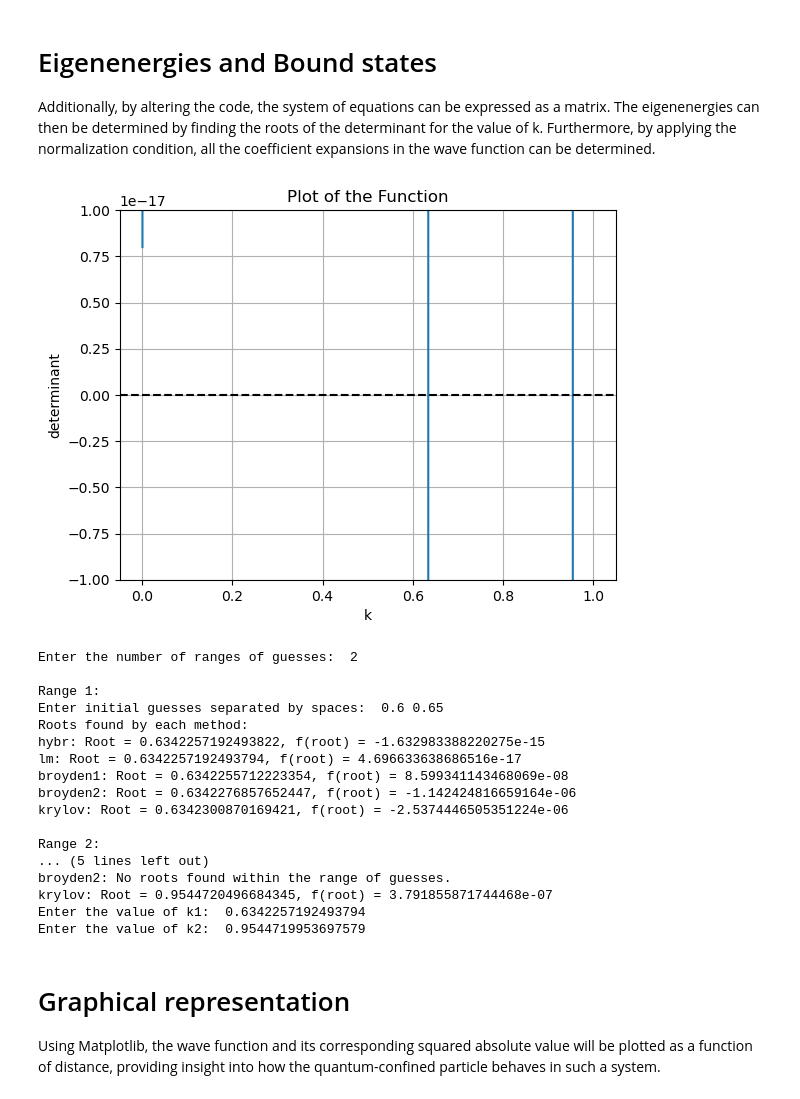
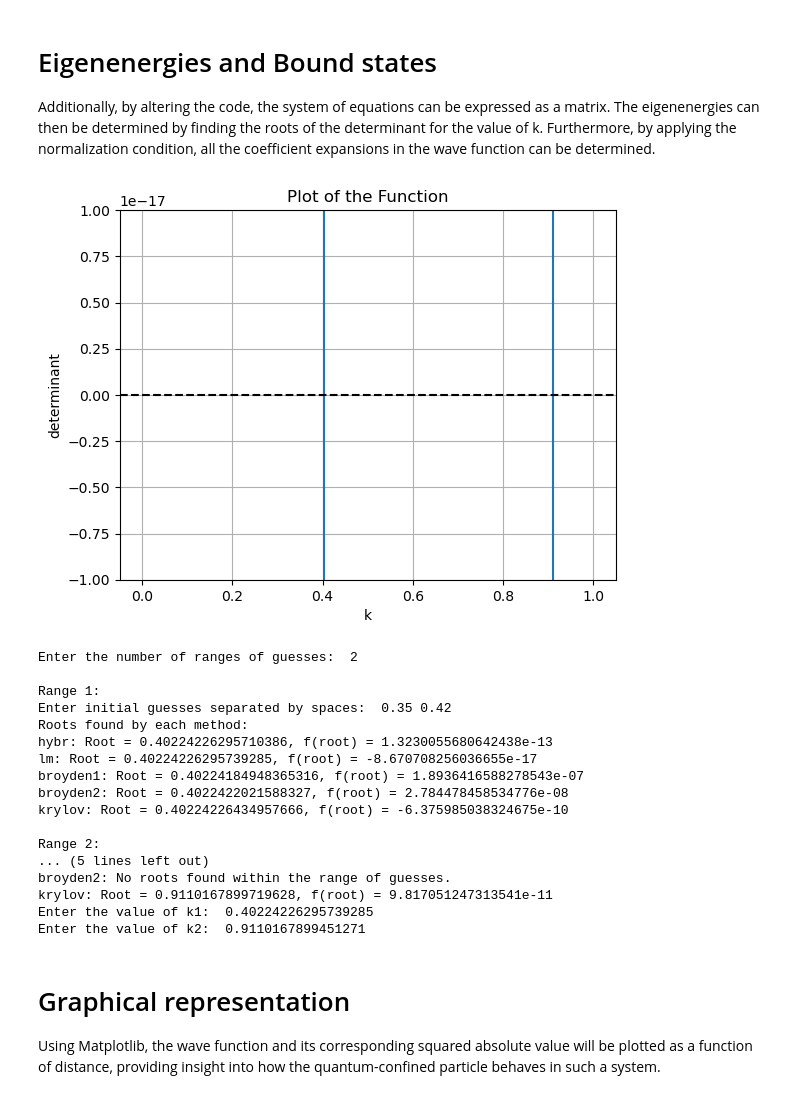
Before and after one commit to Erfan-keshavarz/QuantumBoundStatesDiracPotential, a Jupyter notebook: QuantumBoundStatesDiracPotential.ipynb, the cells around one changed output. Saved outputs shown, nothing was run; the diff lists cells and outputs as text; code cells hidden in the pictures.

Commit message:
Initial commit

```diff
--- a/QuantumBoundStatesDiracPotential.ipynb
+++ b/QuantumBoundStatesDiracPotential.ipynb
@@ -51,7 +51,7 @@ A[num_potentials]=0
 
 k,y=sp.symbols("k y")
 # Symbolic notation for the wave function and corresponding derivatives
-psi_y=[A[i]*sp.exp(((k**2)/(potentials_list[0])**2)*y)+B[i]*sp.exp(-((k**2)/(potentials_list[0])**2)*y) for i in range(0,num_potentials+1)]
+psi_y=[A[i]*sp.exp((k/(potentials_list[0]))*y)+B[i]*sp.exp(-((k/(potentials_list[0]))*y)) for i in range(0,num_potentials+1)]
 
 dpsi_y=[]
 for i in range (len(psi_y)):
@@ -263,7 +282,7 @@ B_a1=B_new
 
 
 
-psi_y = [A[i] * sp.exp(((k**2)/(potentials_list[0])**2)*y) + B[i] * sp.exp(-((k**2)/(potentials_list[0])**2)*y) for i in range(num_potentials + 1)]
+psi_y = [A[i] * sp.exp((k/(potentials_list[0]))*y) + B[i] * sp.exp(-(k/(potentials_list[0]))*y) for i in range(num_potentials + 1)]
 
 square_psi_y=[(expr)**2 for expr in psi_y]
 
@@ -288,52 +307,52 @@ for func, bounds in zip(square_psi_y, intbounds):
 intsubs = {a: val for a, val in zip(A, A_a1)}
 intsubs.update({b: val for b, val in zip(B, B_a1)})
 
 # Perform substitution
 int_a1 = integralsummation.subs(intsubs)
 
 # Applying normalization condition
 normalization = [Eq(int_a1, 1)]
 
 normalization_dval=[expr.subs(d_t,distances_list[0]) for expr in normalization]
 
 normalization_dval=normalization_dval*len(k_numeric)
 
 normalization_kval=[expr.subs(k,val)for expr,val in zip(normalization_dval,k_numeric) ]
 
 
 a1_coefficient=[]
 for i in normalization_kval:
     a_1=solve(i,A_a1[0])
     a1_coefficient.append(a_1)
 
-psi_y_a1= [A_a1[i] * sp.exp(((k**2)/(potentials_list[0])**2)*y) + B_a1[i] * sp.exp(-((k**2)/(potentials_list[0])**2)*y) for i in range(num_potentials + 1)]
+psi_y_a1= [A_a1[i] * sp.exp((k/(potentials_list[0]))*y) + B_a1[i] * sp.exp(-(k/(potentials_list[0]))*y) for i in range(num_potentials + 1)]
 
 
 
 psi_y_a1_kval = []
 
 for k_value in k_numeric:
     psi_y_a1_k = [expr.subs(k, k_value) for expr in psi_y_a1]
     psi_y_a1_kval.append(psi_y_a1_k)
 # %% [output]
-[figure, old version]
+[figure, new version]
 Enter the number of ranges of guesses:  2
 
 Range 1:
-Enter initial guesses separated by spaces:  0.6 0.65
+Enter initial guesses separated by spaces:  0.35 0.42
 Roots found by each method:
-hybr: Root = 0.6342257192493822, f(root) = -1.632983388220275e-15
-lm: Root = 0.6342257192493794, f(root) = 4.696633638686516e-17
-broyden1: Root = 0.6342255712223354, f(root) = 8.599341143468069e-08
-broyden2: Root = 0.6342276857652447, f(root) = -1.142424816659164e-06
-krylov: Root = 0.6342300870169421, f(root) = -2.5374446505351224e-06
+hybr: Root = 0.40224226295710386, f(root) = 1.3230055680642438e-13
+lm: Root = 0.40224226295739285, f(root) = -8.670708256036655e-17
+broyden1: Root = 0.40224184948365316, f(root) = 1.8936416588278543e-07
+broyden2: Root = 0.4022422021588327, f(root) = 2.784478458534776e-08
+krylov: Root = 0.40224226434957666, f(root) = -6.375985038324675e-10
 
 Range 2:
 ... (5 lines left out)
 broyden2: No roots found within the range of guesses.
-krylov: Root = 0.9544720496684345, f(root) = 3.791855871744468e-07
-Enter the value of k1:  0.6342257192493794
-Enter the value of k2:  0.9544719953697579
+krylov: Root = 0.9110167899719628, f(root) = 9.817051247313541e-11
+Enter the value of k1:  0.40224226295739285
+Enter the value of k2:  0.9110167899451271
 # %% [markdown]
 # Graphical representation
 Using Matplotlib, the wave function and its corresponding squared absolute value will be plotted as a function of distance, providing insight into how the quantum-confined particle behaves in such a system.
```
Also changed, not shown: parts of 6 cells of this notebook, 16 other files.
